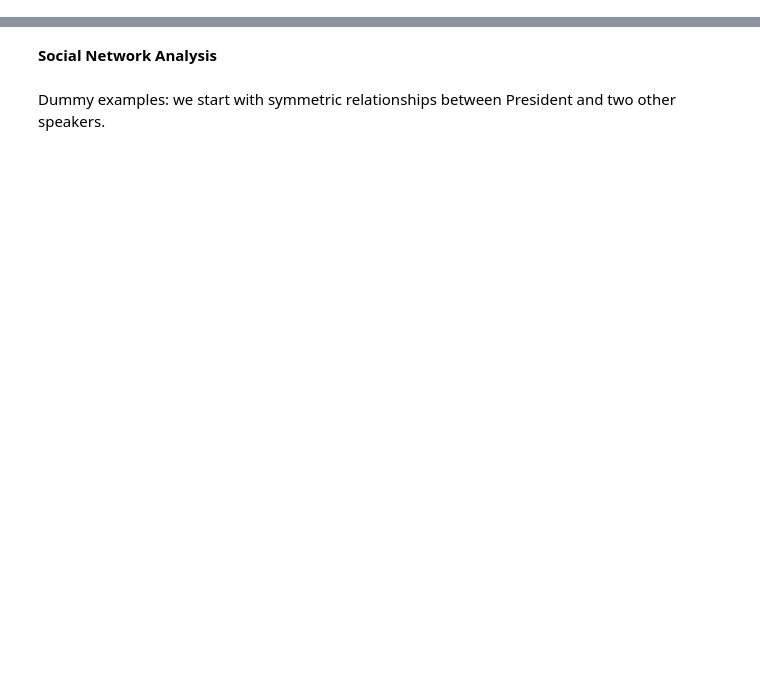
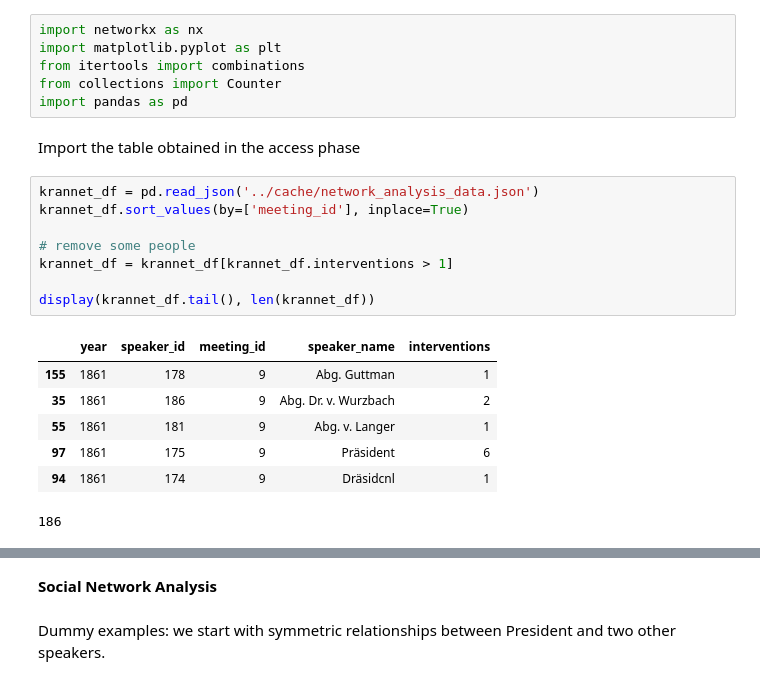
Before and after one commit to albertosaponaro/KranNet, a Jupyter notebook: notebooks/03-social-network-analysis.ipynb, the cells around one changed output, grey strips where cells are left out. Cells and saved outputs as stored; diff of their text form; blank space fills up the shorter version.

```diff
--- a/notebooks/03-social-network-analysis.ipynb
+++ b/notebooks/03-social-network-analysis.ipynb
@@ -0,0 +1,24 @@
+# %%
+import networkx as nx
+import matplotlib.pyplot as plt
+from itertools import combinations
+from collections import Counter
+import pandas as pd
+# %% [markdown]
+Import the table obtained in the access phase
+# %%
+krannet_df = pd.read_json('../cache/network_analysis_data.json')
+krannet_df.sort_values(by=['meeting_id'], inplace=True)
+
+# remove some people
+krannet_df = krannet_df[krannet_df.interventions > 1]
+
+display(krannet_df.tail(), len(krannet_df))
+# %% [output]
+|  | year | speaker_id | meeting_id | speaker_name | interventions |
+| 155 | 1861 | 178 | 9 | Abg. Guttman | 1 |
+| 35 | 1861 | 186 | 9 | Abg. Dr. v. Wurzbach | 2 |
+| 55 | 1861 | 181 | 9 | Abg. v. Langer | 1 |
+| 97 | 1861 | 175 | 9 | Präsident | 6 |
+| 94 | 1861 | 174 | 9 | Dräsidcnl | 1 |
+186
```
Also changed, not shown: parts of 10 cells of this notebook, 2 other files.
